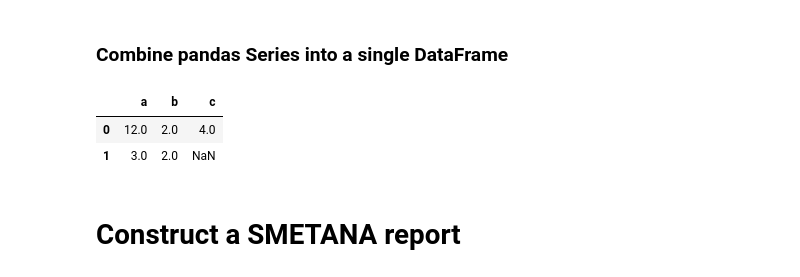
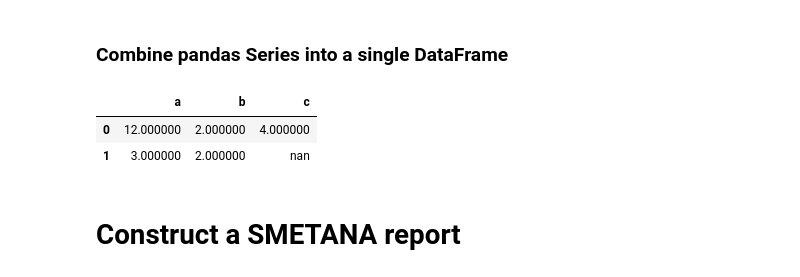
Before and after one commit to dtriadis/ModelSEEDpy, a Jupyter notebook: examples/HTML_report.ipynb, the cells around one changed output. Saved outputs shown, nothing was run; the diff lists cells and outputs as text; code cells hidden in the pictures.

```diff
--- a/examples/HTML_report.ipynb
+++ b/examples/HTML_report.ipynb
@@ -165,13 +165,14 @@ with open("test_steadycom_report.html", "w") as out:
 # %%
 from pandas import Series, concat
 
 a = Series({"a": 12, "b":2, "c":4})
 b = Series({"a": 3, "b":2})
-display(concat([a,b], axis=1).T)
+test_df = concat([a,b], axis=1).T
+test_df.style.background_gradient()
 # %% [output]
 |  | a | b | c |
-| 0 | 12.0 | 2.0 | 4.0 |
-| 1 | 3.0 | 2.0 | NaN |
+| 0 | 12.000000 | 2.000000 | 4.000000 |
+| 1 | 3.000000 | 2.000000 | nan |
 # %% [markdown]
 # Construct a SMETANA report
 # %%
```
Also changed, not shown: parts of 4 cells of this notebook, 5 other files.
